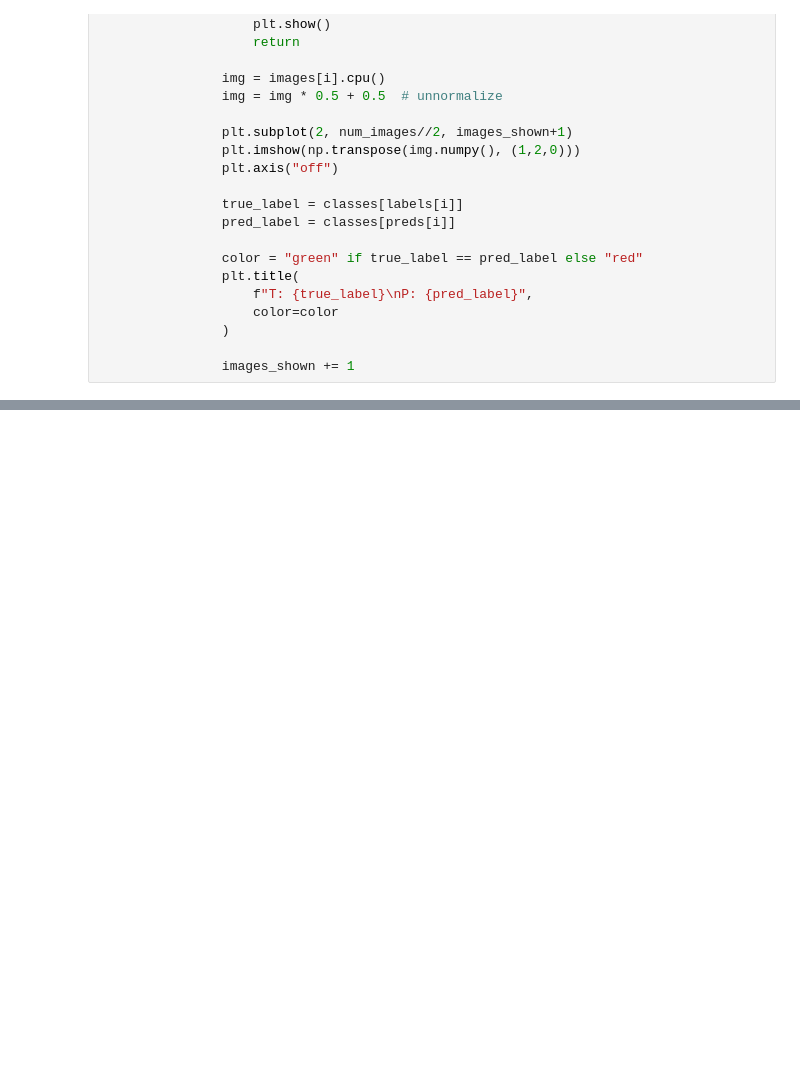
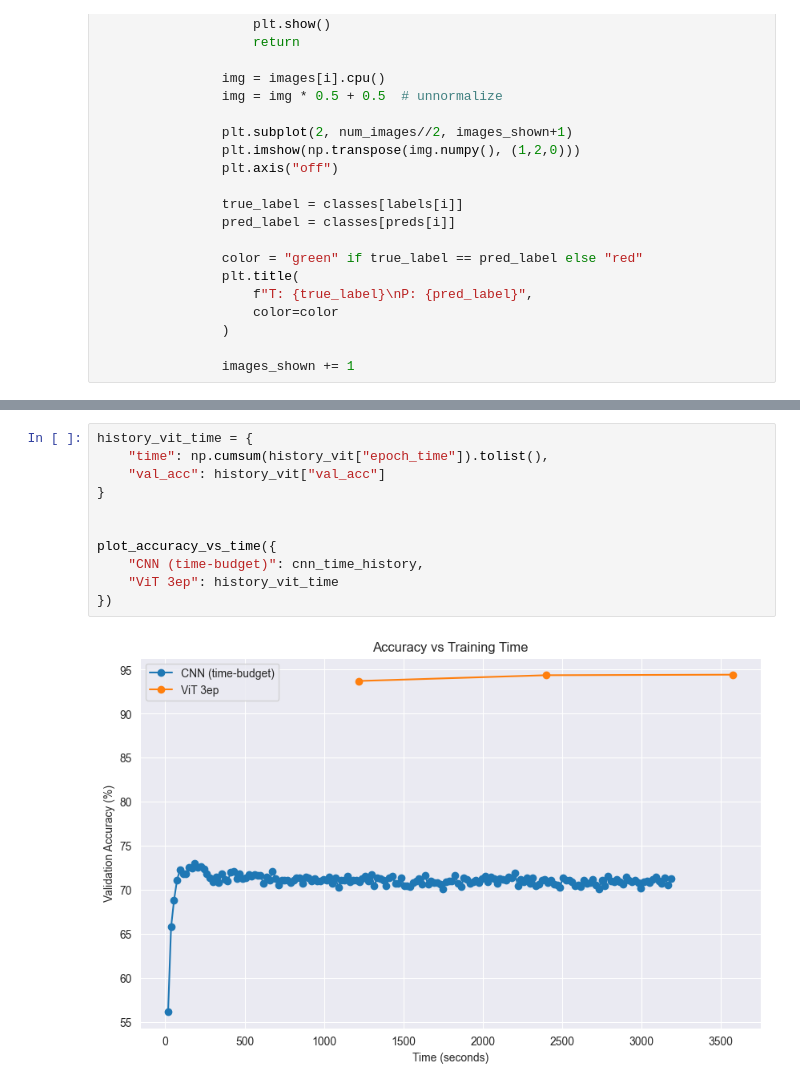
Before and after one commit to FOTIS21/Computer-Vision, a Jupyter notebook: ex5.ipynb, the cells around one changed output, grey strips where cells are left out. Cells and saved outputs as stored; diff of their text form; blank space fills up the shorter version.

Commit message:
ex5 updated plot difference

```diff
--- a/ex5.ipynb
+++ b/ex5.ipynb
@@ -506,0 +532,13 @@ plot_accuracy_vs_time({
+# %%
+history_vit_time = {
+    "time": np.cumsum(history_vit["epoch_time"]).tolist(),
+    "val_acc": history_vit["val_acc"]
+}
+
+
+plot_accuracy_vs_time({
+    "CNN (time-budget)": cnn_time_history,
+    "ViT 3ep": history_vit_time
+})
+# %% [output]
+[figure, added]
```
Also changed, not shown: parts of 10 cells of this notebook.
